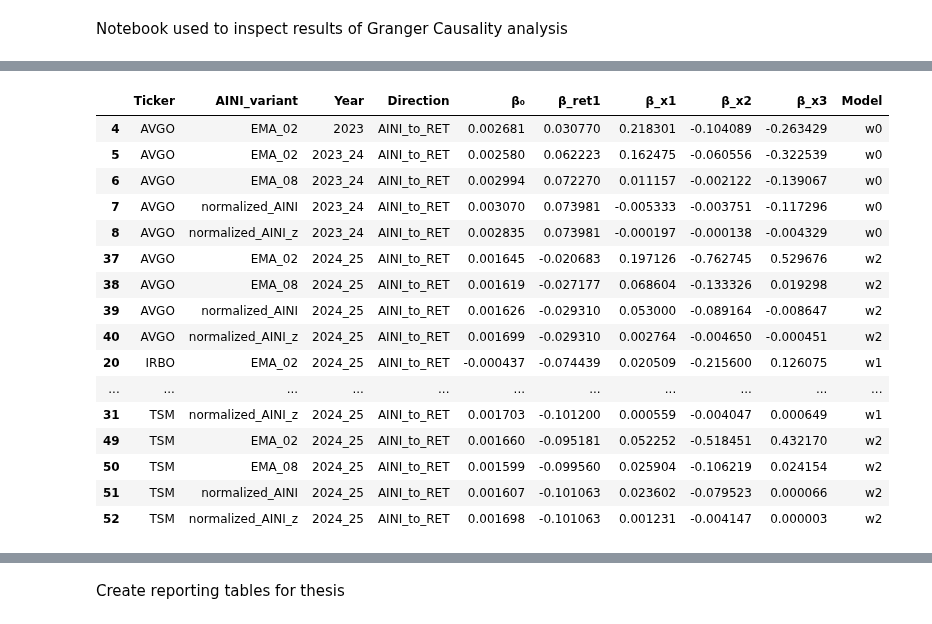
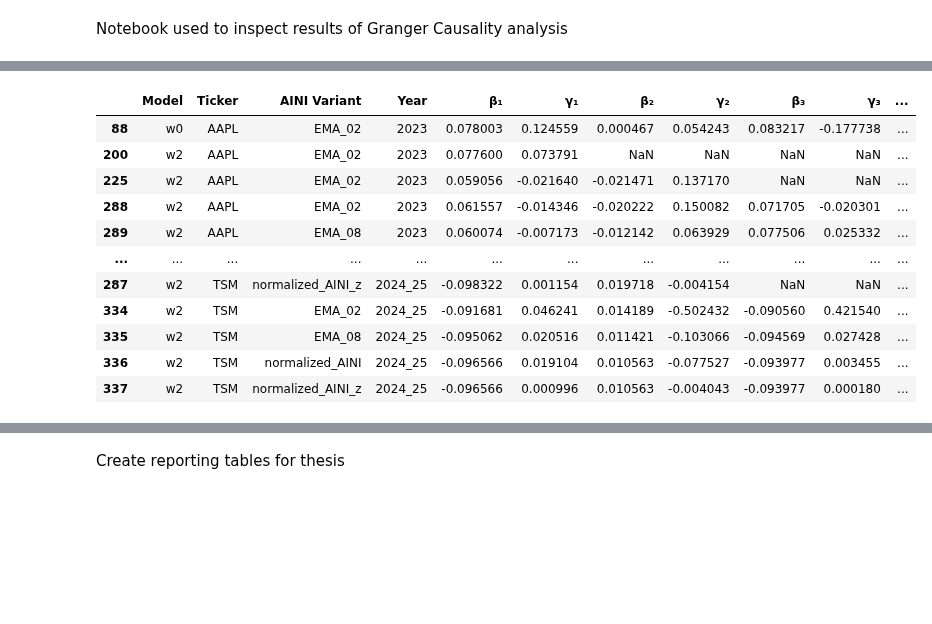
Before and after one commit to LarsIX/narrative_index, a Jupyter notebook: notebooks/analyse_gc_results.ipynb, the cells around one changed output, grey strips where cells are left out. Cells and saved outputs as stored; diff of their text form; code cells hidden in the pictures; blank space fills up the shorter version.

```diff
--- a/notebooks/analyse_gc_results.ipynb
+++ b/notebooks/analyse_gc_results.ipynb
@@ -58,6 +174,6 @@ gc_c
 # %%
-# subset for p > 0.9
-alpha = 0.05
+# subset for p < y 0.1
+alpha = 0.1
 
 gc_c_sub = gc_c[
     (gc_c["BH_corr_F_pval"] < alpha) | (gc_c["BH_corr_F_pval_HC3"] < alpha)
@@ -76,5 +192,5 @@ gc_w2_sub = gc_w2[
 ].copy()
 
 dfs = [gc_c_sub,gc_w0_sub,gc_w1_sub,gc_w2_sub]
-gc_w1_sub
+gc_w1_sub.columns
 # %% [output]
@@ -148,0 +459,10 @@ Inspect results
+# %%
+# subset for p < y 0.1
+alpha = 0.1
+
+gc_c_VIX_sub = gc_c_VIX[(gc_c_VIX["BH_corr_F_pval"] < alpha) | (gc_c_VIX["BH_corr_F_pval_HC3"] < alpha)].copy()
+gc_w0_VIX_sub = gc_w0_VIX[(gc_w0_VIX["BH_corr_F_pval"] < alpha) | (gc_w0_VIX["BH_corr_F_pval_HC3"] < alpha)].copy()
+gc_w1_VIX_sub = gc_w1_VIX[(gc_w1_VIX["BH_corr_F_pval"] < alpha) | (gc_w1_VIX["BH_corr_F_pval_HC3"] < alpha)].copy()
+gc_w2_VIX_sub = gc_w2_VIX[(gc_w2_VIX["BH_corr_F_pval"] < alpha) | (gc_w2_VIX["BH_corr_F_pval_HC3"] < alpha)].copy()
+
+dfs_VIX = [gc_c_VIX_sub, gc_w0_VIX_sub, gc_w1_VIX_sub, gc_w2_VIX_sub]
@@ -149,34 +513,51 @@ Inspect results
 # %%
-# rename for reporting
-cols = a2r_all_sort.columns
-rename_map = {}
-for c in cols:
-    if not isinstance(c, str):
-        continue
-    if c == "A2R_beta_const":
-        rename_map[c] = "β₀"
-        continue
-    m = re.match(r"^A2R_beta_(x|ret)_lag(\d+)$", c)
-    if m:
-        kind, lag = m.groups()
-        rename_map[c] = f"β_{kind}{lag}"
-a2r_pretty = a2r_all_sort.rename(columns=rename_map)
-a2r_pretty
+# clean for reporting
+
+# rename
+rename_dict = {
+    "AINI_variant": "AINI Variant",
+    "BH_corr_F_pval": "BH-corr. F (Bootstrap)",
+    "BH_corr_F_pval_HC3": "BH-corr. F (Analytic HC3)",
+    "adj_r2_u": "Adj. R²",
+    "A2R_beta_ret_1": "β₁",
+    "A2R_beta_x_1": "γ₁",
+    "A2R_beta_ret_2": "β₂",
+    "A2R_beta_x_2": "γ₂",
+    "A2R_beta_ret_3": "β₃",
+    "A2R_beta_x_3": "γ₃",
+}
+
+a2r_all_sort_VIX = a2r_all_sort_VIX.rename(columns=rename_dict)
+
+# drop Direction
+a2r_all_sort_VIX = a2r_all_sort_VIX.drop(columns=["Direction"], errors="ignore")
+
+# final reporting order
+order = [
+    "Model",
+    "Ticker",
+    "AINI Variant",
+    "Year",
+    "β₁", "γ₁",
+    "β₂", "γ₂",
+    "β₃", "γ₃",
+    "BH-corr. F (Bootstrap)",
+    "BH-corr. F (Analytic HC3)",
+    "Adj. R²",
+]
+
+a2r_all_sort_VIX = a2r_all_sort_VIX[order]
+a2r_all_sort_VIX
 # %% [output]
-|  | Ticker | AINI_variant | Year | Direction | β₀ | β_ret1 | β_x1 | β_x2 | β_x3 | Model |
-| 4 | AVGO | EMA_02 | 2023 | AINI_to_RET | 0.002681 | 0.030770 | 0.218301 | -0.104089 | -0.263429 | w0 |
-| 5 | AVGO | EMA_02 | 2023_24 | AINI_to_RET | 0.002580 | 0.062223 | 0.162475 | -0.060556 | -0.322539 | w0 |
-| 6 | AVGO | EMA_08 | 2023_24 | AINI_to_RET | 0.002994 | 0.072270 | 0.011157 | -0.002122 | -0.139067 | w0 |
-| 7 | AVGO | normalized_AINI | 2023_24 | AINI_to_RET | 0.003070 | 0.073981 | -0.005333 | -0.003751 | -0.117296 | w0 |
-| 8 | AVGO | normalized_AINI_z | 2023_24 | AINI_to_RET | 0.002835 | 0.073981 | -0.000197 | -0.000138 | -0.004329 | w0 |
-| 37 | AVGO | EMA_02 | 2024_25 | AINI_to_RET | 0.001645 | -0.020683 | 0.197126 | -0.762745 | 0.529676 | w2 |
-| 38 | AVGO | EMA_08 | 2024_25 | AINI_to_RET | 0.001619 | -0.027177 | 0.068604 | -0.133326 | 0.019298 | w2 |
-| 39 | AVGO | normalized_AINI | 2024_25 | AINI_to_RET | 0.001626 | -0.029310 | 0.053000 | -0.089164 | -0.008647 | w2 |
-| 40 | AVGO | normalized_AINI_z | 2024_25 | AINI_to_RET | 0.001699 | -0.029310 | 0.002764 | -0.004650 | -0.000451 | w2 |
-| 20 | IRBO | EMA_02 | 2024_25 | AINI_to_RET | -0.000437 | -0.074439 | 0.020509 | -0.215600 | 0.126075 | w1 |
-| ... | ... | ... | ... | ... | ... | ... | ... | ... | ... | ... |
-| 31 | TSM | normalized_AINI_z | 2024_25 | AINI_to_RET | 0.001703 | -0.101200 | 0.000559 | -0.004047 | 0.000649 | w1 |
-| 49 | TSM | EMA_02 | 2024_25 | AINI_to_RET | 0.001660 | -0.095181 | 0.052252 | -0.518451 | 0.432170 | w2 |
-| 50 | TSM | EMA_08 | 2024_25 | AINI_to_RET | 0.001599 | -0.099560 | 0.025904 | -0.106219 | 0.024154 | w2 |
-| 51 | TSM | normalized_AINI | 2024_25 | AINI_to_RET | 0.001607 | -0.101063 | 0.023602 | -0.079523 | 0.000066 | w2 |
-| 52 | TSM | normalized_AINI_z | 2024_25 | AINI_to_RET | 0.001698 | -0.101063 | 0.001231 | -0.004147 | 0.000003 | w2 |
+|  | Model | Ticker | AINI Variant | Year | β₁ | γ₁ | β₂ | γ₂ | β₃ | γ₃ | ... |
+| 88 | w0 | AAPL | EMA_02 | 2023 | 0.078003 | 0.124559 | 0.000467 | 0.054243 | 0.083217 | -0.177738 | ... |
+| 200 | w2 | AAPL | EMA_02 | 2023 | 0.077600 | 0.073791 | NaN | NaN | NaN | NaN | ... |
+| 225 | w2 | AAPL | EMA_02 | 2023 | 0.059056 | -0.021640 | -0.021471 | 0.137170 | NaN | NaN | ... |
+| 288 | w2 | AAPL | EMA_02 | 2023 | 0.061557 | -0.014346 | -0.020222 | 0.150082 | 0.071705 | -0.020301 | ... |
+| 289 | w2 | AAPL | EMA_08 | 2023 | 0.060074 | -0.007173 | -0.012142 | 0.063929 | 0.077506 | 0.025332 | ... |
+| ... | ... | ... | ... | ... | ... | ... | ... | ... | ... | ... | ... |
+| 287 | w2 | TSM | normalized_AINI_z | 2024_25 | -0.098322 | 0.001154 | 0.019718 | -0.004154 | NaN | NaN | ... |
+| 334 | w2 | TSM | EMA_02 | 2024_25 | -0.091681 | 0.046241 | 0.014189 | -0.502432 | -0.090560 | 0.421540 | ... |
+| 335 | w2 | TSM | EMA_08 | 2024_25 | -0.095062 | 0.020516 | 0.011421 | -0.103066 | -0.094569 | 0.027428 | ... |
+| 336 | w2 | TSM | normalized_AINI | 2024_25 | -0.096566 | 0.019104 | 0.010563 | -0.077527 | -0.093977 | 0.003455 | ... |
+| 337 | w2 | TSM | normalized_AINI_z | 2024_25 | -0.096566 | 0.000996 | 0.010563 | -0.004043 | -0.093977 | 0.000180 | ... |
```
Also changed, not shown: parts of 26 cells of this notebook, 18 other files.
